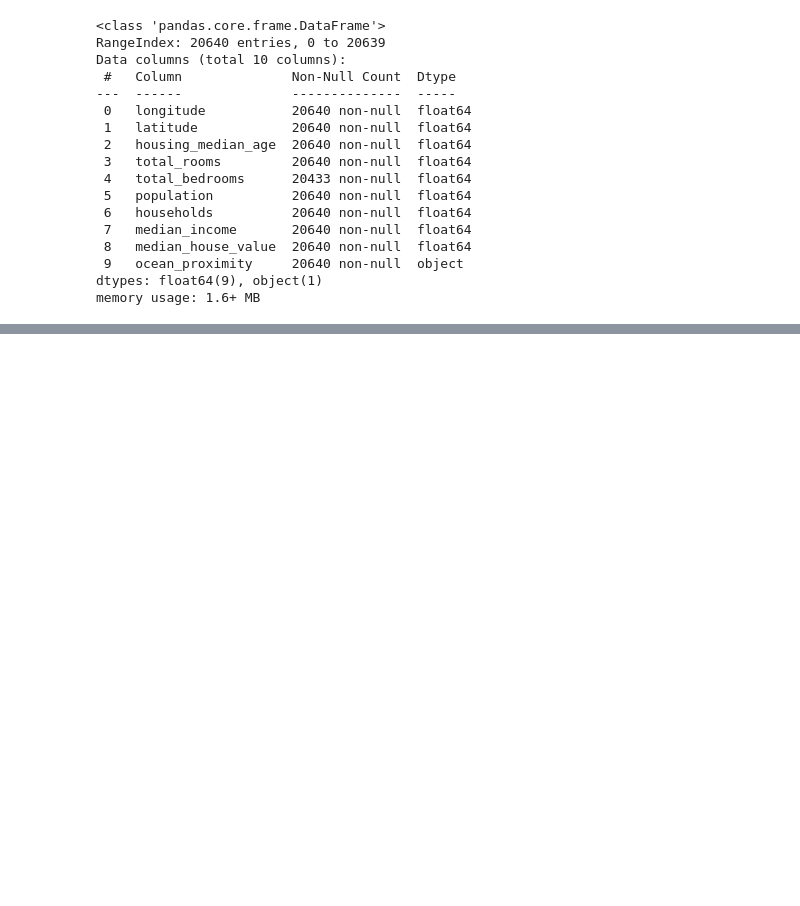
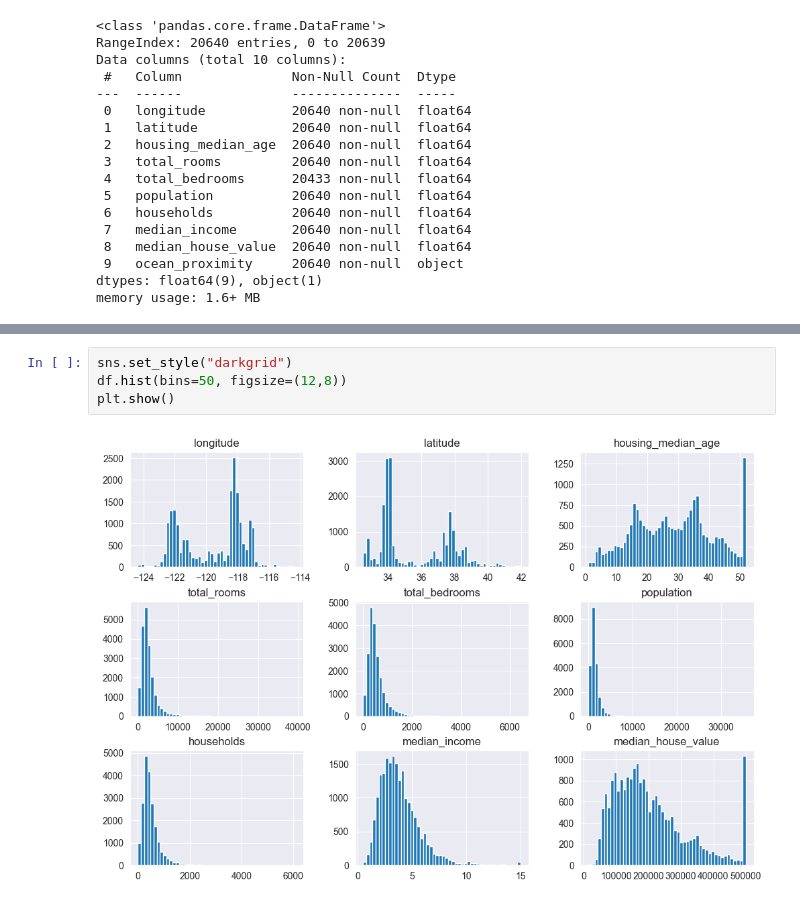
Before and after one commit to eric-sclafani/ml_practice, a Jupyter notebook: 03_Data_analysis_and_preprocessing.ipynb, the cells around one changed output, grey strips where cells are left out. Saved outputs shown, nothing was run; the diff lists cells and outputs as text; blank space fills up the shorter version.

```diff
--- a/03_Data_analysis_and_preprocessing.ipynb
+++ b/03_Data_analysis_and_preprocessing.ipynb
@@ -124,0 +158,6 @@ df.describe() # gives us handy statistics such as mean, std, quartiles, etc. for
+# %%
+sns.set_style("darkgrid")
+df.hist(bins=50, figsize=(12,8))
+plt.show()
+# %% [output]
+[figure, added]
```
Also changed, not shown: parts of 15 cells of this notebook, 1 other file.
